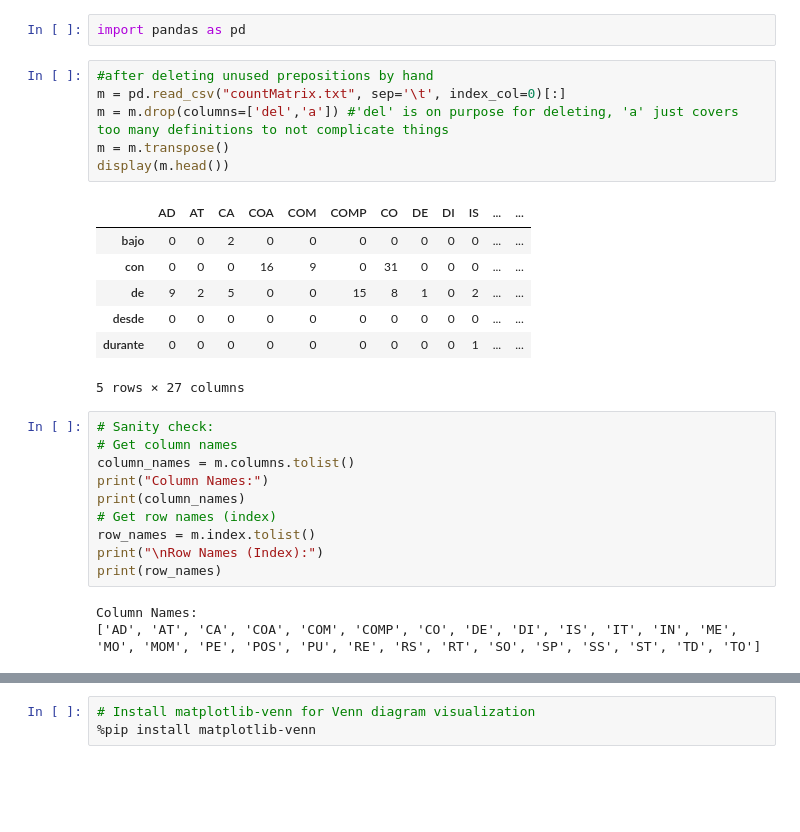
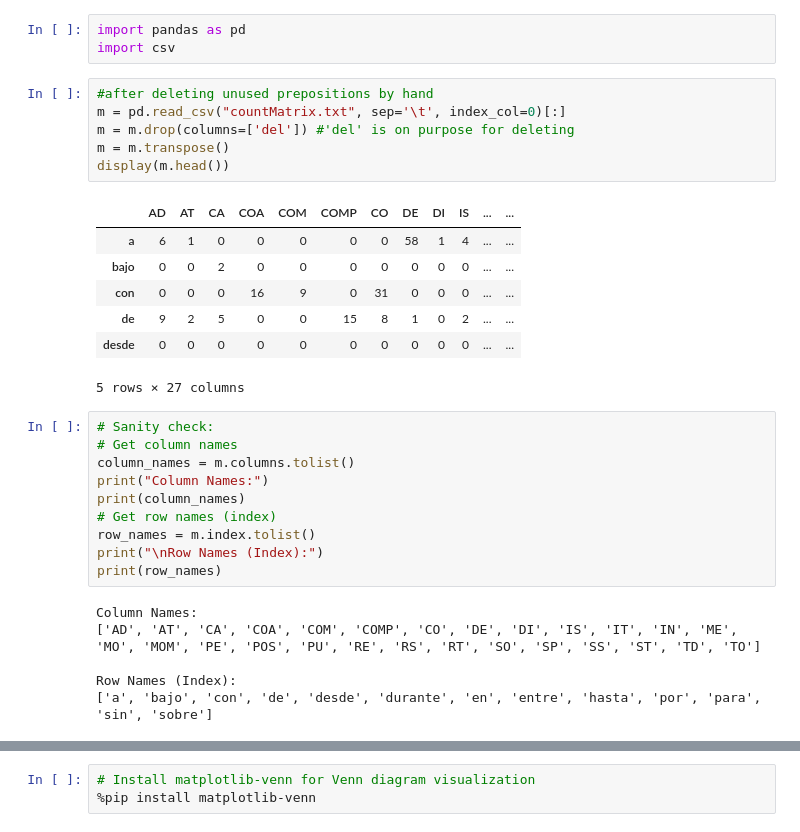
Before and after one commit to slittle95/spanish-prepositions, a Jupyter notebook: create_dissimilarity_matrix.ipynb, the cells around one changed output, grey strips where cells are left out. Drawn from its saved outputs; the diff is of its cells as text; blank space fills up the shorter version.

```diff
--- a/create_dissimilarity_matrix.ipynb
+++ b/create_dissimilarity_matrix.ipynb
@@ -2,19 +2,20 @@
 <a href="https://colab.research.google.com/github/slittle95/spanish-prepositions/blob/main/create_dissimilarity_matrix.ipynb" target="_parent"><img src="https://colab.research.google.com/assets/colab-badge.svg" alt="Open In Colab"/></a>
 # %%
 import pandas as pd
+import csv
 # %%
 #after deleting unused prepositions by hand
 m = pd.read_csv("countMatrix.txt", sep='\t', index_col=0)[:]
-m = m.drop(columns=['del','a']) #'del' is on purpose for deleting, 'a' just covers too many definitions to not complicate things
+m = m.drop(columns=['del']) #'del' is on purpose for deleting
 m = m.transpose()
 display(m.head())
 # %% [output]
 |  | AD | AT | CA | COA | COM | COMP | CO | DE | DI | IS | ... | ... |
+| a | 6 | 1 | 0 | 0 | 0 | 0 | 0 | 58 | 1 | 4 | ... | ... |
 | bajo | 0 | 0 | 2 | 0 | 0 | 0 | 0 | 0 | 0 | 0 | ... | ... |
 | con | 0 | 0 | 0 | 16 | 9 | 0 | 31 | 0 | 0 | 0 | ... | ... |
 | de | 9 | 2 | 5 | 0 | 0 | 15 | 8 | 1 | 0 | 2 | ... | ... |
 | desde | 0 | 0 | 0 | 0 | 0 | 0 | 0 | 0 | 0 | 0 | ... | ... |
-| durante | 0 | 0 | 0 | 0 | 0 | 0 | 0 | 0 | 0 | 1 | ... | ... |
 5 rows × 27 columns
 # %%
 # Sanity check:
@@ -29,6 +30,9 @@ print(row_names)
 # %% [output]
 Column Names:
 ['AD', 'AT', 'CA', 'COA', 'COM', 'COMP', 'CO', 'DE', 'DI', 'IS', 'IT', 'IN', 'ME', 'MO', 'MOM', 'PE', 'POS', 'PU', 'RE', 'RS', 'RT', 'SO', 'SP', 'SS', 'ST', 'TD', 'TO']
+
+Row Names (Index):
+['a', 'bajo', 'con', 'de', 'desde', 'durante', 'en', 'entre', 'hasta', 'por', 'para', 'sin', 'sobre']
 # %%
 row_names_per_column = []
 
```
Also changed, not shown: parts of 6 cells of this notebook.
